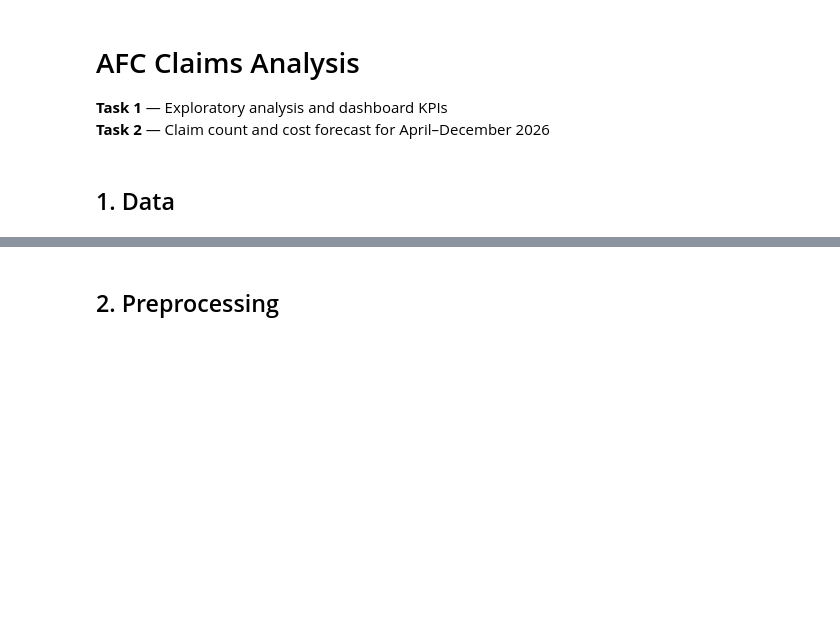
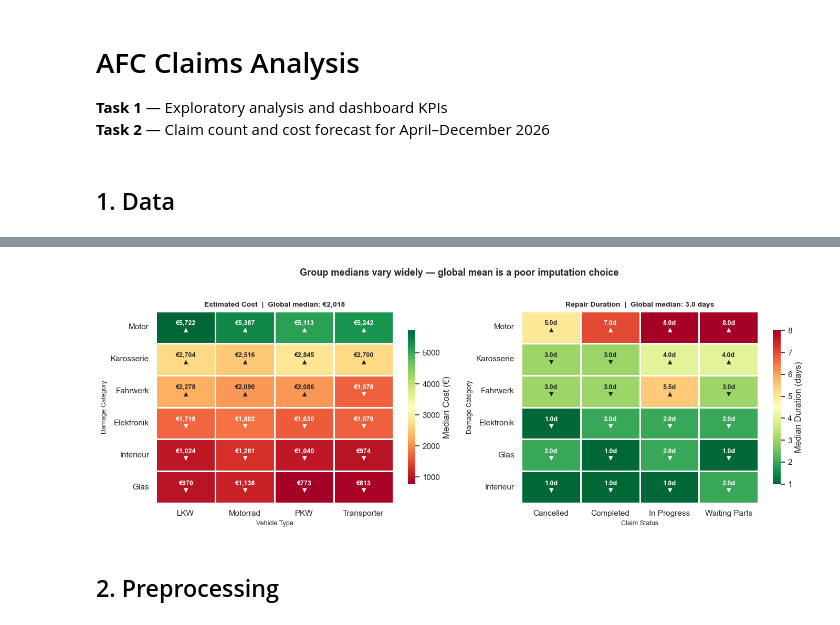
Before and after one commit to jamalrnjbal/afc-technical, a Jupyter notebook: afc_case_study.ipynb, the cells around one changed output, grey strips where cells are left out. Saved outputs shown, nothing was run; the diff lists cells and outputs as text; code cells hidden in the pictures; blank space fills up the shorter version.

```diff
--- a/afc_case_study.ipynb
+++ b/afc_case_study.ipynb
@@ -36,3 +100,66 @@ df.isna().sum().to_frame('missing').assign(
+# %%
+fig, axes = plt.subplots(1, 2, figsize=(14, 5))
+fig.suptitle('Group medians vary widely — global mean is a poor imputation choice',
+             fontsize=13, fontweight='bold', y=1.02)
+
+# ── Left: estimated_cost_eur ─────────────────────────────────────
+ax = axes[0]
+pivot_cost = (
+    df.groupby(['damage_category', 'vehicle_type'])['estimated_cost_eur']
+    .median()
+    .unstack()
+)
+pivot_cost = pivot_cost.loc[pivot_cost.median(axis=1).sort_values(ascending=False).index]
+global_median_cost = df['estimated_cost_eur'].median()
+
+annot_cost = pivot_cost.copy().astype(object)
+for r in pivot_cost.index:
+    for c in pivot_cost.columns:
+        val = pivot_cost.loc[r, c]
+        annot_cost.loc[r, c] = '' if pd.isna(val) else f'€{val:,.0f}\n{"▲" if val > global_median_cost else "▼"}'
+
+sns.heatmap(pivot_cost, ax=ax, annot=annot_cost, fmt='', cmap='RdYlGn',
+            linewidths=0.8, linecolor='white',
+            annot_kws={'size': 9, 'weight': 'bold'},
+            cbar_kws={'label': 'Median Cost (€)', 'shrink': 0.8})
+ax.set_title(f'Estimated Cost  |  Global median: €{global_median_cost:,.0f}', fontsize=10, fontweight='bold')
+ax.set_xlabel('Vehicle Type', fontsize=9)
+ax.set_ylabel('Damage Category', fontsize=9)
+
+# ── Right: repair_duration_days ───────────────────────────────────
+ax = axes[1]
+status_labels = {
+    'abgeschlossen': 'Completed', 'in_bearbeitung': 'In Progress',
+    'storniert': 'Cancelled', 'wartend_auf_teile': 'Waiting Parts'
+}
+df['status_en'] = df['status'].map(status_labels)
+
+pivot_dur = (
+    df.groupby(['damage_category', 'status_en'])['repair_duration_days']
+    .median()
+    .unstack()
+)
+pivot_dur = pivot_dur.loc[pivot_dur.median(axis=1).sort_values(ascending=False).index]
+global_median_dur = df['repair_duration_days'].median()
+
+annot_dur = pivot_dur.copy().astype(object)
+for r in pivot_dur.index:
+    for c in pivot_dur.columns:
+        val = pivot_dur.loc[r, c]
+        annot_dur.loc[r, c] = '' if pd.isna(val) else f'{val:.1f}d\n{"▲" if val > global_median_dur else "▼"}'
+
+sns.heatmap(pivot_dur, ax=ax, annot=annot_dur, fmt='', cmap='RdYlGn_r',
+            linewidths=0.8, linecolor='white',
+            annot_kws={'size': 9, 'weight': 'bold'},
+            cbar_kws={'label': 'Median Duration (days)', 'shrink': 0.8})
+ax.set_title(f'Repair Duration  |  Global median: {global_median_dur:.1f} days', fontsize=10, fontweight='bold')
+ax.set_xlabel('Claim Status', fontsize=9)
+ax.set_ylabel('Damage Category', fontsize=9)
+
+plt.tight_layout()
+plt.show()
+# %% [output]
+[figure, added]
 # %% [markdown]
 ## 2. Preprocessing
 # %%
```
Also changed, not shown: parts of 24 cells of this notebook, 4 other files.
